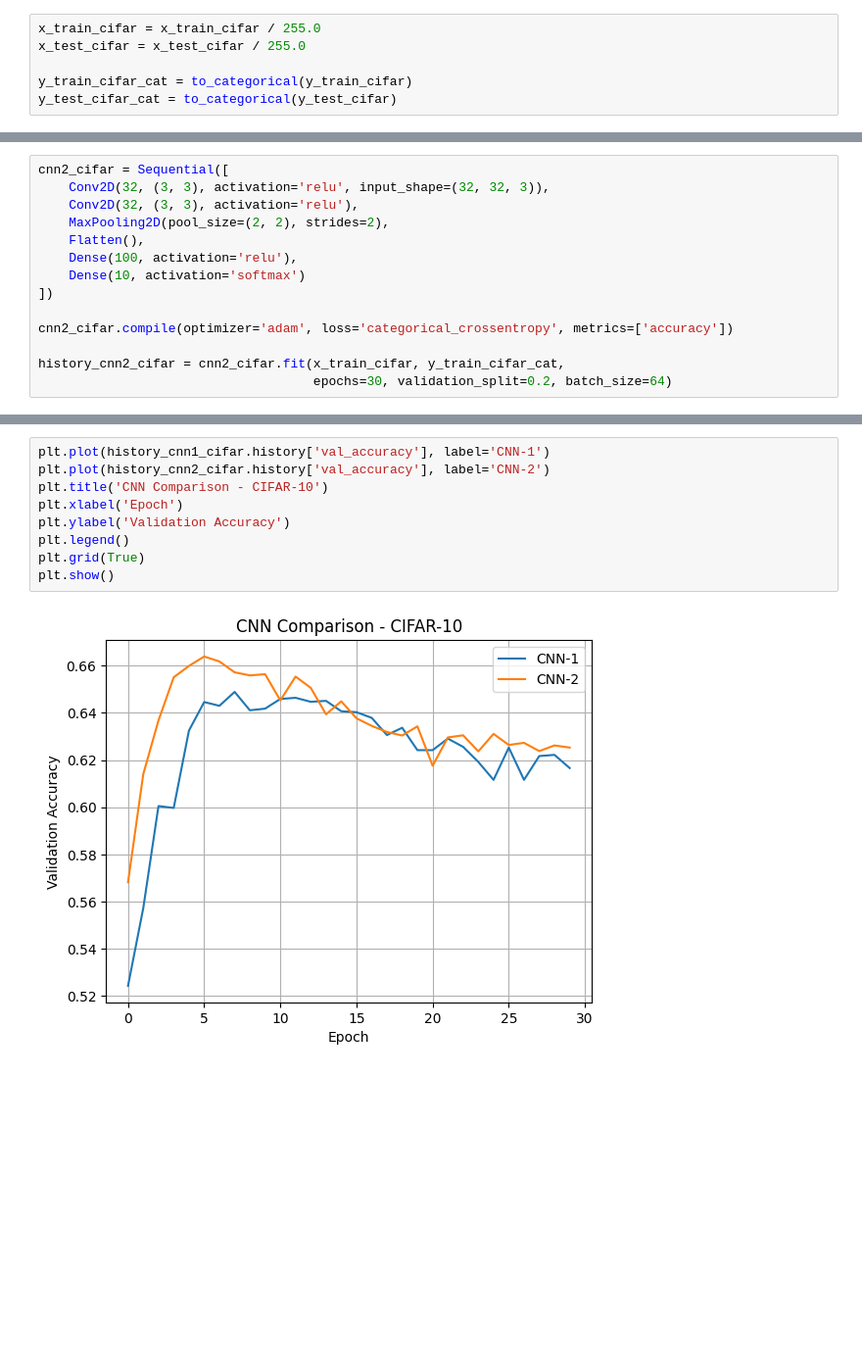
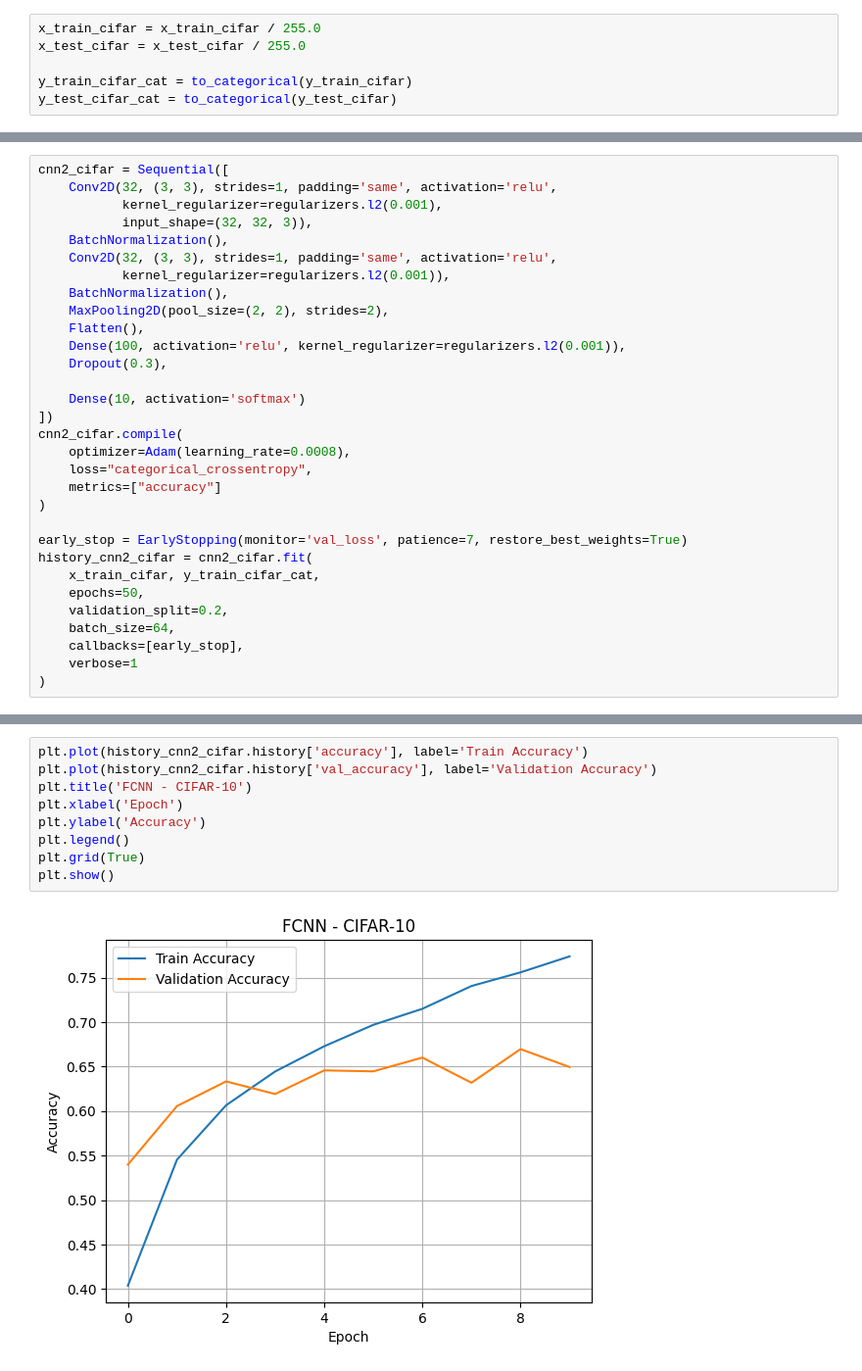
Before and after one commit to SouriRishik/DLT-Lab-Programs, a Jupyter notebook: WEEK3/230968004_Souri_Week3.ipynb, the cells around one changed output, grey strips where cells are left out. Shown at 98% size. Cells and saved outputs as stored; diff of their text form; blank space fills up the shorter version.

Commit message:
fix: overfitting in CIFAR-10 dataset

```diff
--- a/WEEK3/230968004_Souri_Week3.ipynb
+++ b/WEEK3/230968004_Souri_Week3.ipynb
@@ -370,15 +430,32 @@ Epoch 30/30
 # %%
 cnn2_cifar = Sequential([
-    Conv2D(32, (3, 3), activation='relu', input_shape=(32, 32, 3)),
-    Conv2D(32, (3, 3), activation='relu'),
+    Conv2D(32, (3, 3), strides=1, padding='same', activation='relu',
+           kernel_regularizer=regularizers.l2(0.001),
+           input_shape=(32, 32, 3)),
+    BatchNormalization(),
+    Conv2D(32, (3, 3), strides=1, padding='same', activation='relu',
+           kernel_regularizer=regularizers.l2(0.001)),
+    BatchNormalization(),
     MaxPooling2D(pool_size=(2, 2), strides=2),
     Flatten(),
-    Dense(100, activation='relu'),
+    Dense(100, activation='relu', kernel_regularizer=regularizers.l2(0.001)),
+    Dropout(0.3),
+
     Dense(10, activation='softmax')
 ])
+cnn2_cifar.compile(
+    optimizer=Adam(learning_rate=0.0008),
+    loss="categorical_crossentropy",
+    metrics=["accuracy"]
+)
 
-cnn2_cifar.compile(optimizer='adam', loss='categorical_crossentropy', metrics=['accuracy'])
-
-history_cnn2_cifar = cnn2_cifar.fit(x_train_cifar, y_train_cifar_cat,
-                                    epochs=30, validation_split=0.2, batch_size=64)
+early_stop = EarlyStopping(monitor='val_loss', patience=7, restore_best_weights=True)
+history_cnn2_cifar = cnn2_cifar.fit(
+    x_train_cifar, y_train_cifar_cat,
+    epochs=50,
+    validation_split=0.2,
+    batch_size=64,
+    callbacks=[early_stop],
+    verbose=1
+)
 # %% [output]
@@ -402,11 +487,11 @@ Epoch 30/30
 # %%
-plt.plot(history_cnn1_cifar.history['val_accuracy'], label='CNN-1')
-plt.plot(history_cnn2_cifar.history['val_accuracy'], label='CNN-2')
-plt.title('CNN Comparison - CIFAR-10')
+plt.plot(history_cnn2_cifar.history['accuracy'], label='Train Accuracy')
+plt.plot(history_cnn2_cifar.history['val_accuracy'], label='Validation Accuracy')
+plt.title('FCNN - CIFAR-10')
 plt.xlabel('Epoch')
-plt.ylabel('Validation Accuracy')
+plt.ylabel('Accuracy')
 plt.legend()
 plt.grid(True)
 plt.show()
 # %% [output]
-[figure, old version]
+[figure, new version]
```
Also changed, not shown: parts of 9 cells of this notebook.
